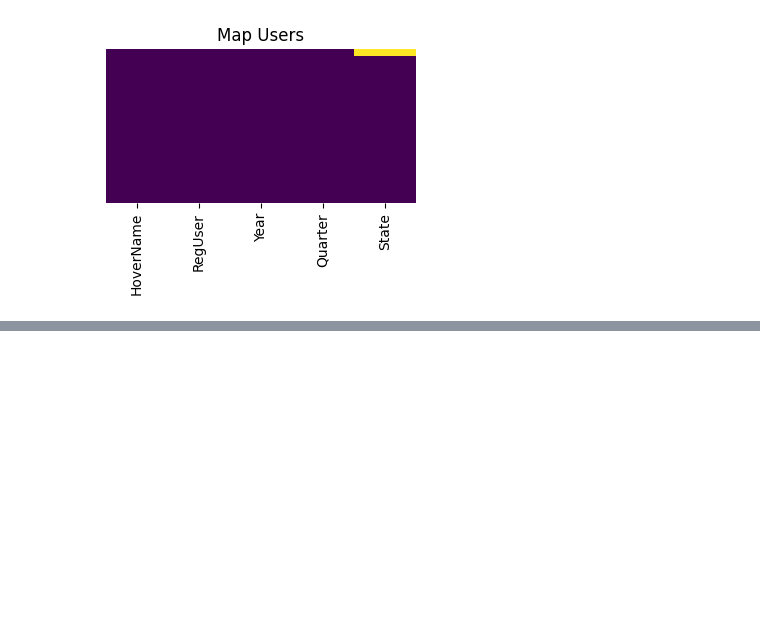
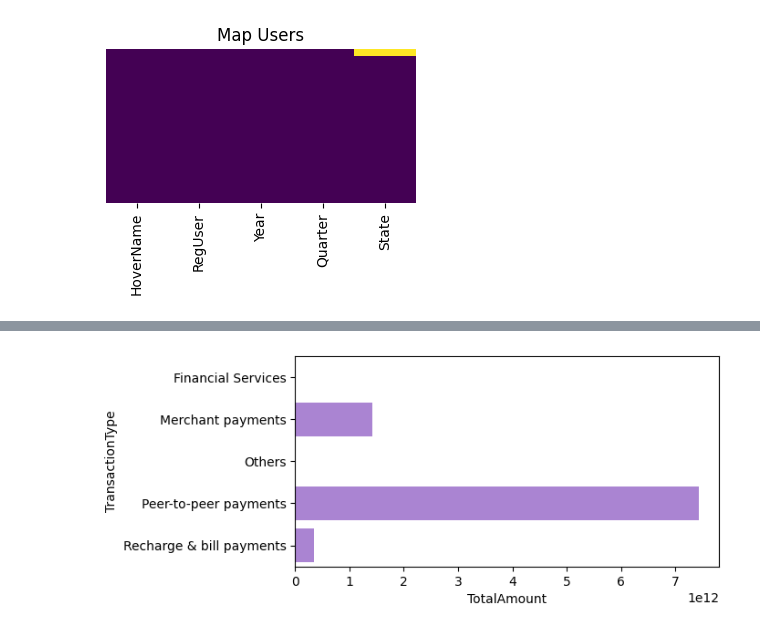
Before and after one commit to Aastha2675/PhonePe_Transaction_Insights, a Jupyter notebook: eda_data_visualization.ipynb, the cells around one changed output, grey strips where cells are left out. Cells and saved outputs as stored; diff of their text form; code cells hidden in the pictures; blank space fills up the shorter version.

```diff
--- a/eda_data_visualization.ipynb
+++ b/eda_data_visualization.ipynb
@@ -857,18 +272,0 @@ Passing `palette` without assigning `hue` is deprecated and will be removed in v
-# %%
-year = 2020
-quarter = 1
-
-filtered_df = df_c_agg_trans[(df_c_agg_trans['Year'] == year) & (df_c_agg_trans['Quarter'] == quarter)]
-
-plt.figure(figsize=(6, 3))
-plt.pie(
-    filtered_df['TransactionCount'],
-    labels=filtered_df['TransactionType'],
-    autopct='%1.1f%%',
-    startangle=140,
-    shadow=True
-)
-plt.title(f"Transaction Count Distribution In {year} Q{quarter}")
-plt.axis('equal')
-plt.tight_layout()
-plt.show()
@@ -998,0 +456,8 @@ df_c_map_insu.rename(columns={"name":"State"},inplace=True)
+# %%
+# parameters
+year = 2021
+quarter = 3
+level = 'State'
+
+transaction = get_transaction_data(year,quarter,level)
+transaction
@@ -998,0 +471,8 @@ df_c_map_insu.rename(columns={"name":"State"},inplace=True)
+# %%
+data = 'TotalAmount'
+
+plt.figure(figsize=(6,3))
+sns.barplot(data=transaction, x=data, y='TransactionType',color="#aa77df")
+plt.show()
+# %% [output]
+[figure, added]
```
Also changed, not shown: parts of 141 cells of this notebook.
